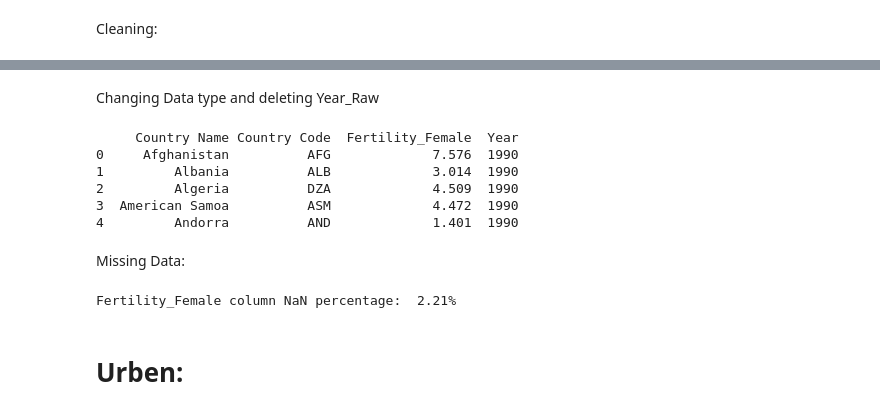
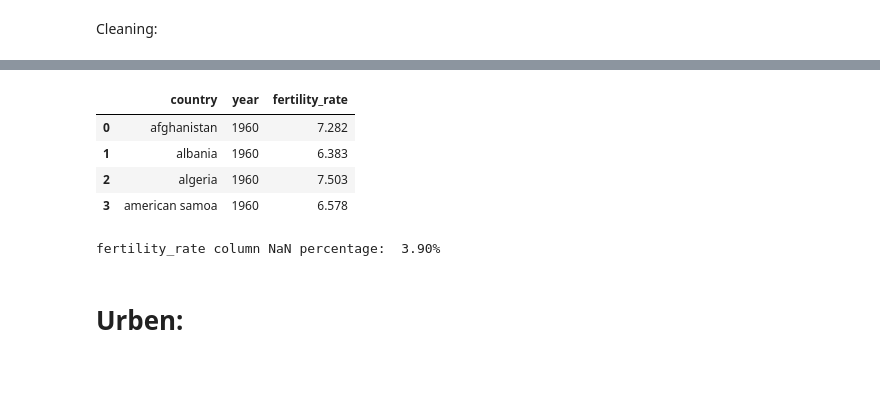
Before and after one commit to Mary-Moradi/BreastCancer_Burden_PanelStudy, a Jupyter notebook: prepared_data.ipynb, the cells around one changed output, grey strips where cells are left out. Saved outputs shown, nothing was run; the diff lists cells and outputs as text; code cells hidden in the pictures; blank space fills up the shorter version.

```diff
--- a/prepared_data.ipynb
+++ b/prepared_data.ipynb
@@ -713,26 +693,26 @@ df_fertility_long=df_fertility_filtered.melt(id_vars=id_cols,
-# %% [markdown]
-Changing Data type and deleting Year_Raw
-# %%
-df_fertility_long['Year'] = df_fertility_long['Year_Raw'].str.extract(r'(\d{4})').astype('Int64')
-df_fertility_long['Fertility_Female'] = pd.to_numeric(
-    df_fertility_long['Fertility_Female'],
-    errors='coerce')
-df_fertility_long= df_fertility_long.drop(columns=['Year_Raw'])
-print(df_fertility_long.head())
-# %% [output]
-     Country Name Country Code  Fertility_Female  Year
-0     Afghanistan          AFG             7.576  1990
-1         Albania          ALB             3.014  1990
-2         Algeria          DZA             4.509  1990
-3  American Samoa          ASM             4.472  1990
-4         Andorra          AND             1.401  1990
-# %% [markdown]
-Missing Data:
+# %%
+df_fertility_melted= df_fertility.melt(id_vars= ['Country Name', 'Series Name','Country Code', 'Series Code'],
+                                       var_name='year_raw',
+                                       value_name='fert_value')
+# %%
+df_fert_finally= df_fertility_melted[['Country Name', 'year_raw', 'fert_value']].copy()
+df_fert_finally.columns= ['country', 'year', 'fertility_rate']
+df_fert_finally['country']= df_fert_finally['country'].astype(str).str.strip().str.lower()
+df_fert_finally['year']= df_fert_finally['year'].astype(str)
+df_fert_finally['year']=df_fert_finally['year'].str[:4]
+df_fert_finally['fertility_rate']= pd.to_numeric(df_fert_finally['fertility_rate'], errors='coerce')
+df_fert_finally.head(4)
+# %% [output]
+|  | country | year | fertility_rate |
+| 0 | afghanistan | 1960 | 7.282 |
+| 1 | albania | 1960 | 6.383 |
+| 2 | algeria | 1960 | 7.503 |
+| 3 | american samoa | 1960 | 6.578 |
 # %%
-missing_percentage= df_fertility_long['Fertility_Female'].isnull().sum()/ len(df_fertility_long)*100
-print(f'Fertility_Female column NaN percentage: {missing_percentage: .2f}%')
+missing_percentage= df_fert_finally['fertility_rate'].isnull().sum()/ len(df_fert_finally)*100
+print(f'fertility_rate column NaN percentage: {missing_percentage: .2f}%')
 # %% [output]
-Fertility_Female column NaN percentage:  2.21%
+fertility_rate column NaN percentage:  3.90%
 # %% [markdown]
 # Urben:
 # %%
```
Also changed, not shown: parts of 31 cells of this notebook.
